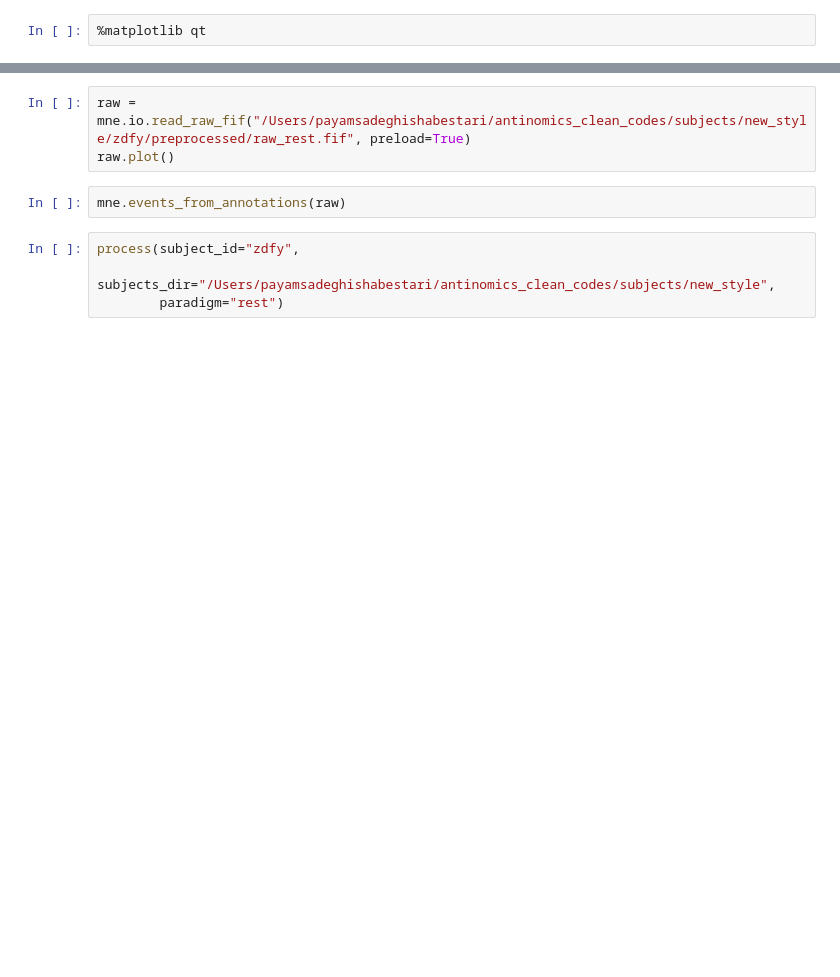
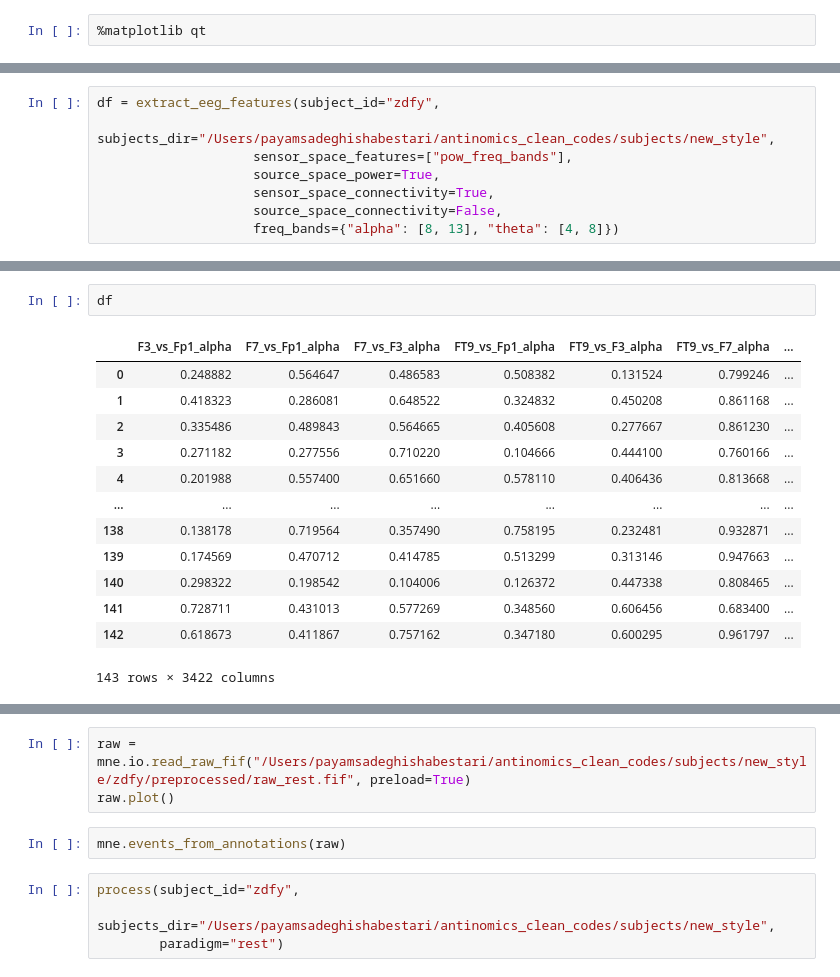
Before and after one commit to payamsash/TIDE, a Jupyter notebook: main.ipynb, the cells around one changed output, grey strips where cells are left out. Cells and saved outputs as stored; diff of their text form; blank space fills up the shorter version.

Commit message:
feature extraction modified

```diff
--- a/main.ipynb
+++ b/main.ipynb
@@ -5,0 +9,8 @@ from eeg.eeg_processing import process
+# %%
+df = extract_eeg_features(subject_id="zdfy",
+                    subjects_dir="/Users/payamsadeghishabestari/antinomics_clean_codes/subjects/new_style",
+                    sensor_space_features=["pow_freq_bands"],
+                    source_space_power=True,
+                    sensor_space_connectivity=True,
+                    source_space_connectivity=False,
+                    freq_bands={"alpha": [8, 13], "theta": [4, 8]})
@@ -5,0 +35,16 @@ from eeg.eeg_processing import process
+# %%
+df
+# %% [output]
+|  | F3_vs_Fp1_alpha | F7_vs_Fp1_alpha | F7_vs_F3_alpha | FT9_vs_Fp1_alpha | FT9_vs_F3_alpha | FT9_vs_F7_alpha | ... |
+| 0 | 0.248882 | 0.564647 | 0.486583 | 0.508382 | 0.131524 | 0.799246 | ... |
+| 1 | 0.418323 | 0.286081 | 0.648522 | 0.324832 | 0.450208 | 0.861168 | ... |
+| 2 | 0.335486 | 0.489843 | 0.564665 | 0.405608 | 0.277667 | 0.861230 | ... |
+| 3 | 0.271182 | 0.277556 | 0.710220 | 0.104666 | 0.444100 | 0.760166 | ... |
+| 4 | 0.201988 | 0.557400 | 0.651660 | 0.578110 | 0.406436 | 0.813668 | ... |
+| ... | ... | ... | ... | ... | ... | ... | ... |
+| 138 | 0.138178 | 0.719564 | 0.357490 | 0.758195 | 0.232481 | 0.932871 | ... |
+| 139 | 0.174569 | 0.470712 | 0.414785 | 0.513299 | 0.313146 | 0.947663 | ... |
+| 140 | 0.298322 | 0.198542 | 0.104006 | 0.126372 | 0.447338 | 0.808465 | ... |
+| 141 | 0.728711 | 0.431013 | 0.577269 | 0.348560 | 0.606456 | 0.683400 | ... |
+| 142 | 0.618673 | 0.411867 | 0.757162 | 0.347180 | 0.600295 | 0.961797 | ... |
+143 rows × 3422 columns
```
Also changed, not shown: parts of 16 cells of this notebook, 9 other files.
